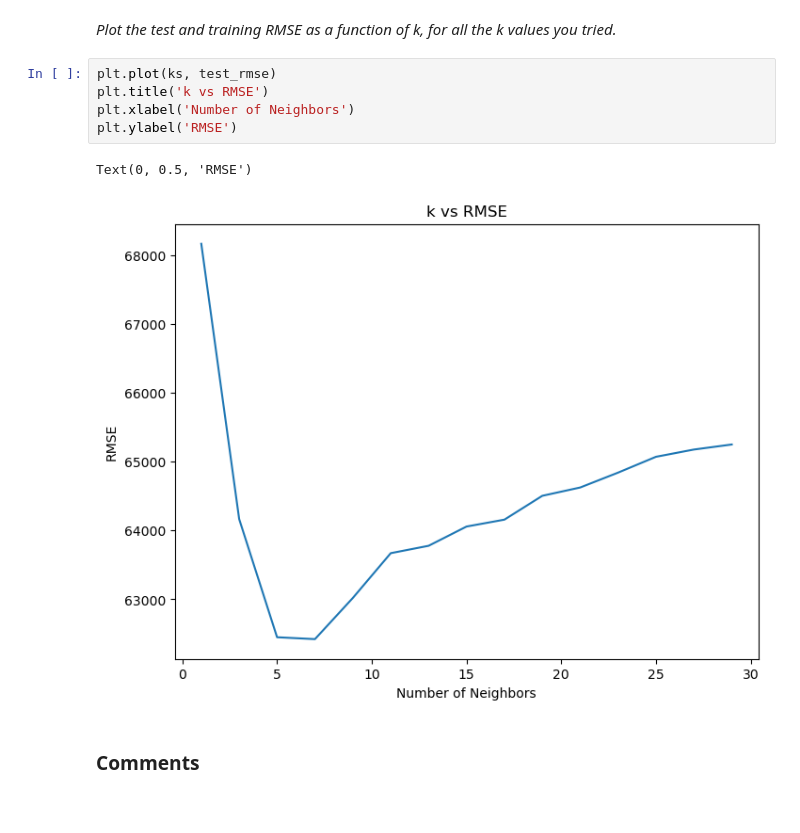
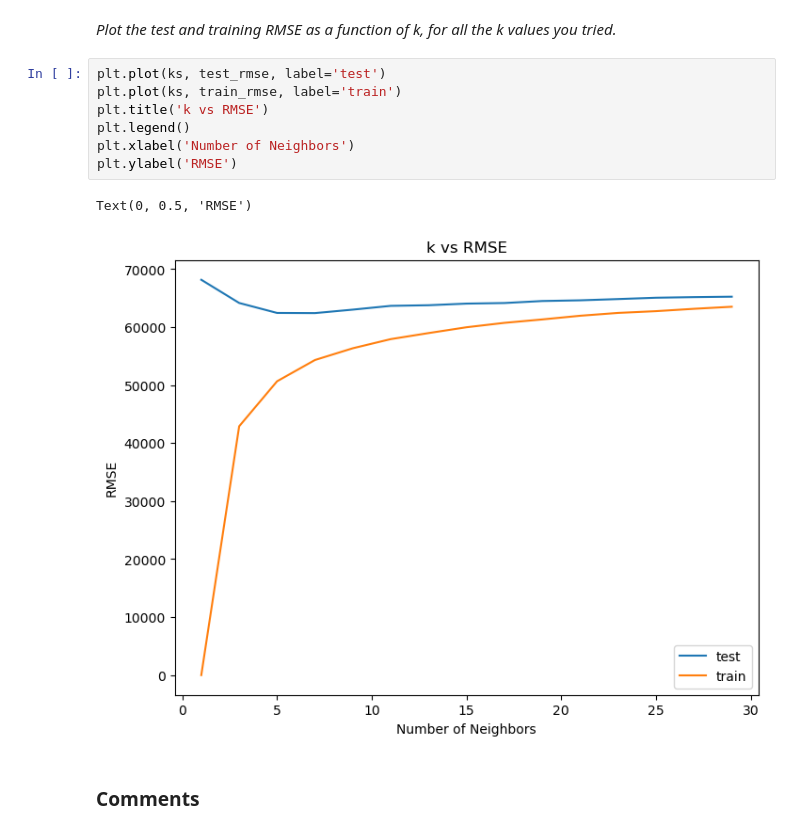
Before and after one commit to olivesdad/CS383, a Jupyter notebook: Homework/wk6/knn_experiments_housing_student_X22.ipynb, the cells around one changed output. Drawn from its saved outputs; the diff is of its cells as text.

```diff
--- a/Homework/wk6/knn_experiments_housing_student_X22.ipynb
+++ b/Homework/wk6/knn_experiments_housing_student_X22.ipynb
@@ -239,13 +239,15 @@ best k = [7], best test RMSE: 62421.5
 # %% [markdown]
 _Plot the test and training RMSE as a function of k, for all the k values you tried._
 # %%
-plt.plot(ks, test_rmse)
+plt.plot(ks, test_rmse, label='test')
+plt.plot(ks, train_rmse, label='train')
 plt.title('k vs RMSE')
+plt.legend()
 plt.xlabel('Number of Neighbors')
 plt.ylabel('RMSE')
 # %% [output]
 Text(0, 0.5, 'RMSE')
-[figure, old version]
+[figure, new version]
 # %% [markdown]
 ### Comments
 # %% [markdown]
```
Also changed, not shown: parts of 28 cells of this notebook.
